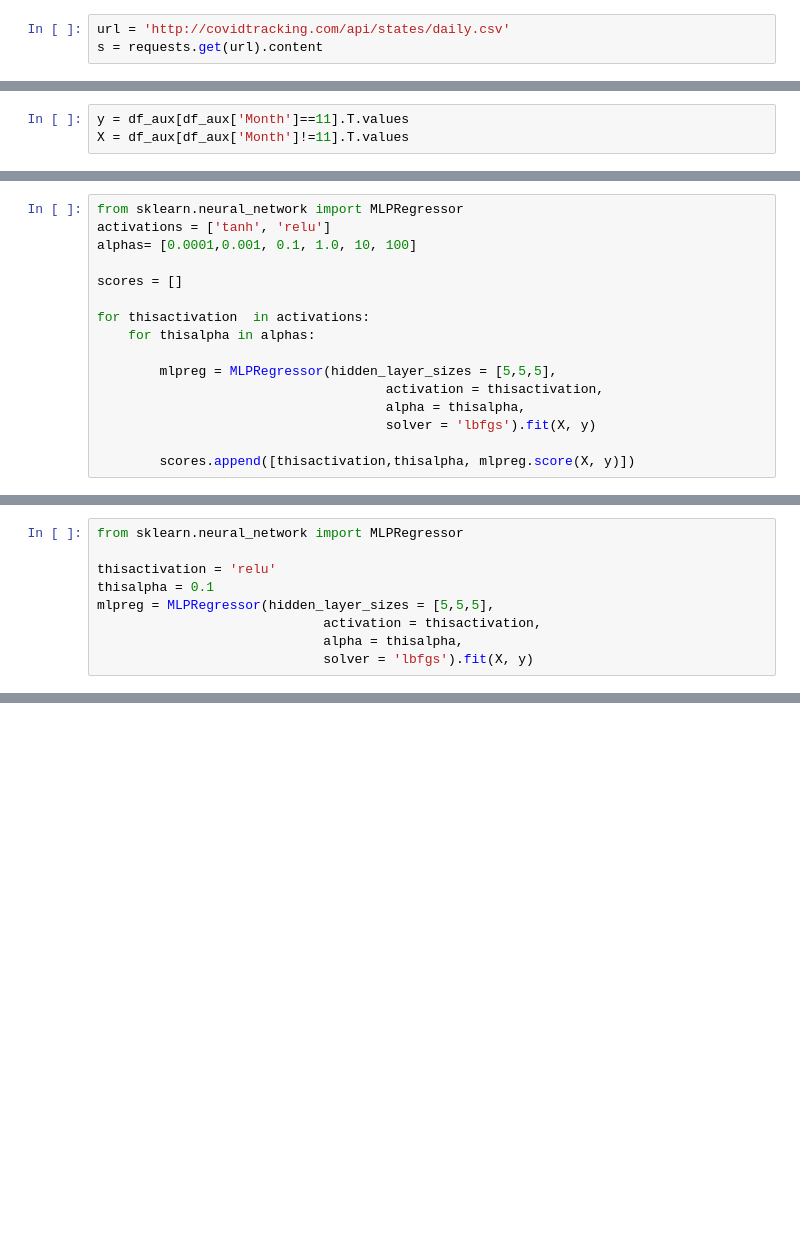
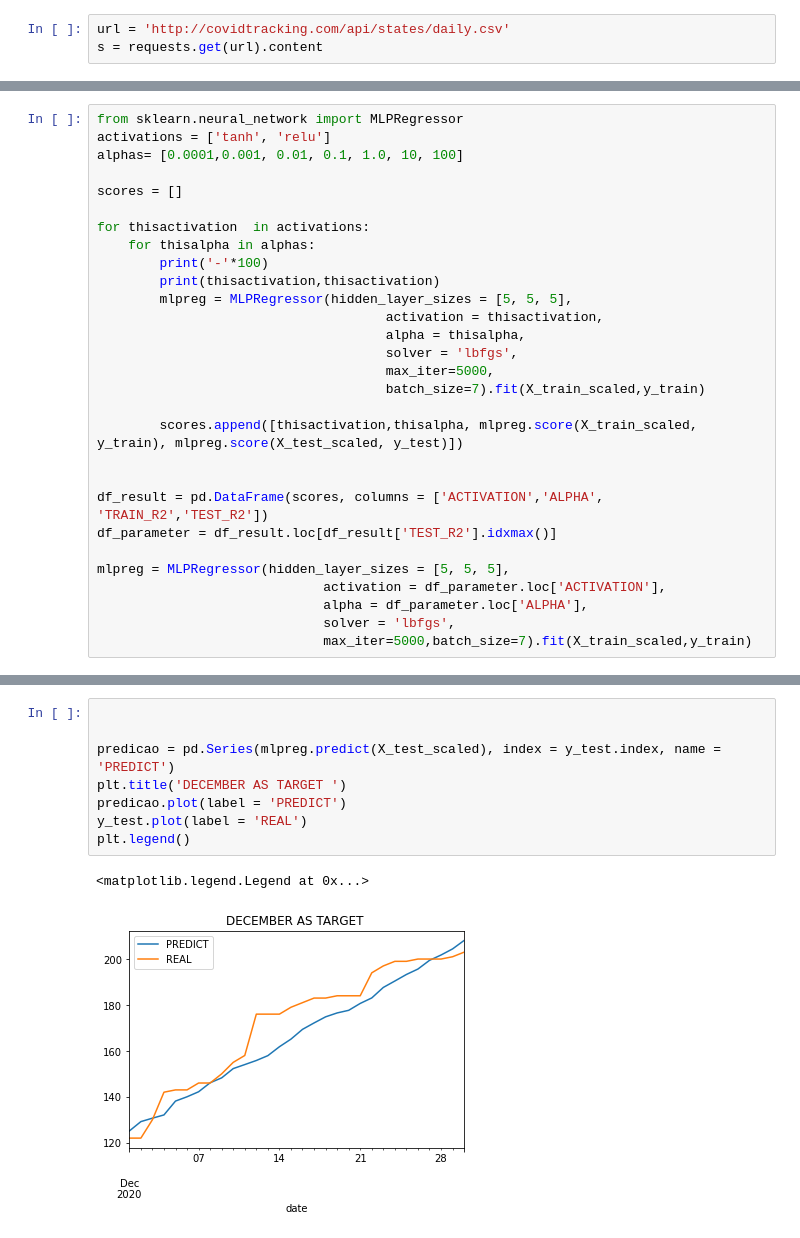
Before and after one commit to matheusmasson/teste_stone_age, a Jupyter notebook: stone age.ipynb, the cells around one changed output, grey strips where cells are left out. Saved outputs shown, nothing was run; the diff lists cells and outputs as text; blank space fills up the shorter version.

```diff
--- a/stone age.ipynb
+++ b/stone age.ipynb
@@ -114,3 +89,0 @@ df_aux = pd.get_dummies(df_aux, columns=['dataQualityGrade'])
-# %%
-y = df_aux[df_aux['Month']==11].T.values
-X = df_aux[df_aux['Month']!=11].T.values
@@ -145,17 +120,30 @@ Name: Month, dtype: int64
 # %%
 from sklearn.neural_network import MLPRegressor
 activations = ['tanh', 'relu']
-alphas= [0.0001,0.001, 0.1, 1.0, 10, 100]
+alphas= [0.0001,0.001, 0.01, 0.1, 1.0, 10, 100]
 
 scores = []
 
 for thisactivation  in activations:
     for thisalpha in alphas:
-
-        mlpreg = MLPRegressor(hidden_layer_sizes = [5,5,5],
+        print('-'*100)
+        print(thisactivation,thisactivation)
+        mlpreg = MLPRegressor(hidden_layer_sizes = [5, 5, 5],
                                      activation = thisactivation,
                                      alpha = thisalpha,
-                                     solver = 'lbfgs').fit(X, y)
+                                     solver = 'lbfgs',
+                                     max_iter=5000,
+                                     batch_size=7).fit(X_train_scaled,y_train)
 
-        scores.append([thisactivation,thisalpha, mlpreg.score(X, y)])
+        scores.append([thisactivation,thisalpha, mlpreg.score(X_train_scaled, y_train), mlpreg.score(X_test_scaled, y_test)])
+
+
+df_result = pd.DataFrame(scores, columns = ['ACTIVATION','ALPHA', 'TRAIN_R2','TEST_R2'])
+df_parameter = df_result.loc[df_result['TEST_R2'].idxmax()]
+
+mlpreg = MLPRegressor(hidden_layer_sizes = [5, 5, 5],
+                             activation = df_parameter.loc['ACTIVATION'],
+                             alpha = df_parameter.loc['ALPHA'],
+                             solver = 'lbfgs',
+                             max_iter=5000,batch_size=7).fit(X_train_scaled,y_train)
 # %% [output]
@@ -200,9 +197,0 @@ df_result.round(3)
-# %%
-from sklearn.neural_network import MLPRegressor
-
-thisactivation = 'relu'
-thisalpha = 0.1
-mlpreg = MLPRegressor(hidden_layer_sizes = [5,5,5],
-                             activation = thisactivation,
-                             alpha = thisalpha,
-                             solver = 'lbfgs').fit(X, y)
@@ -212,0 +218,11 @@ mlpreg.score(X, y)
+# %%
+
+
+predicao = pd.Series(mlpreg.predict(X_test_scaled), index = y_test.index, name = 'PREDICT')
+plt.title('DECEMBER AS TARGET ')
+predicao.plot(label = 'PREDICT')
+y_test.plot(label = 'REAL')
+plt.legend()
+# %% [output]
+<matplotlib.legend.Legend at 0x...>
+[figure, added]
```
Also changed, not shown: parts of 41 cells of this notebook.
